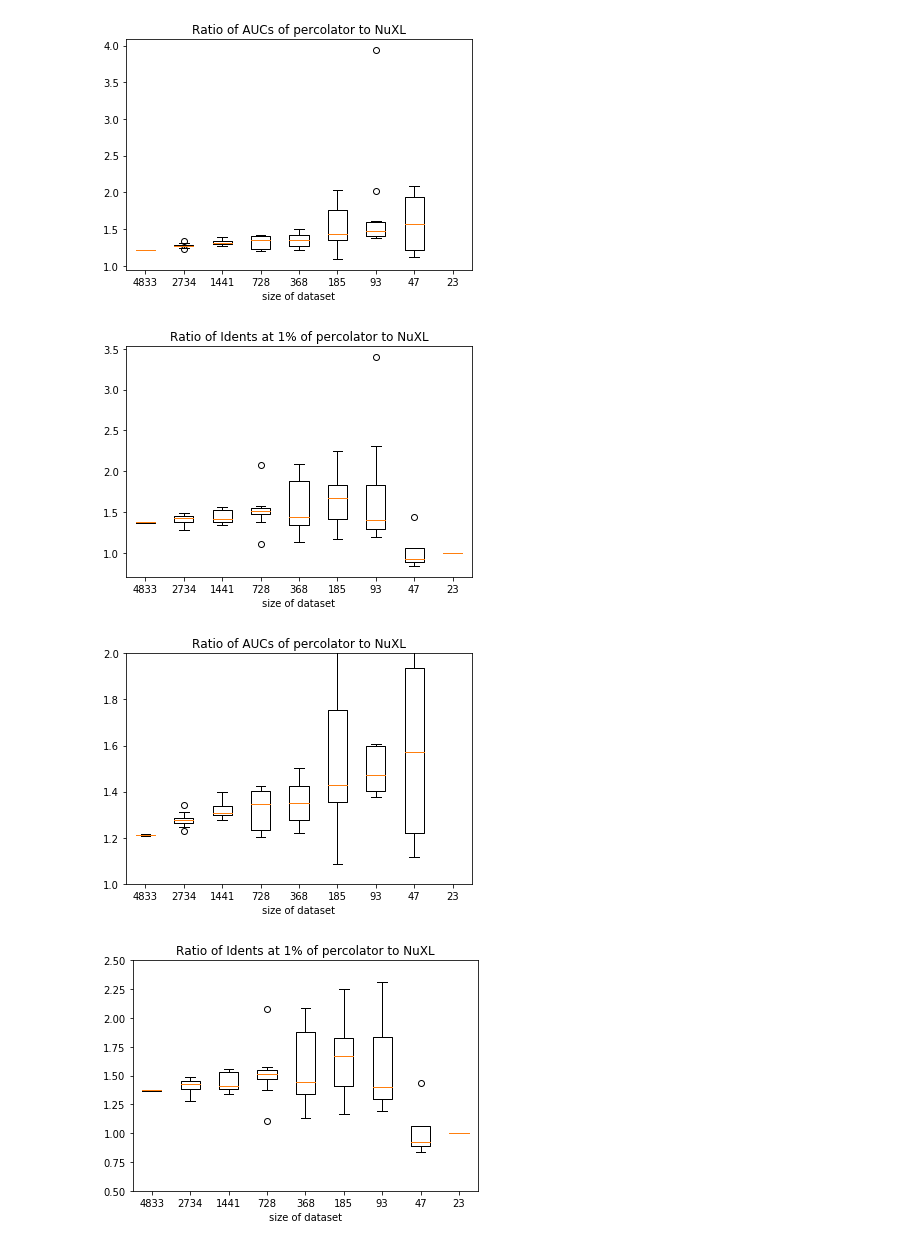
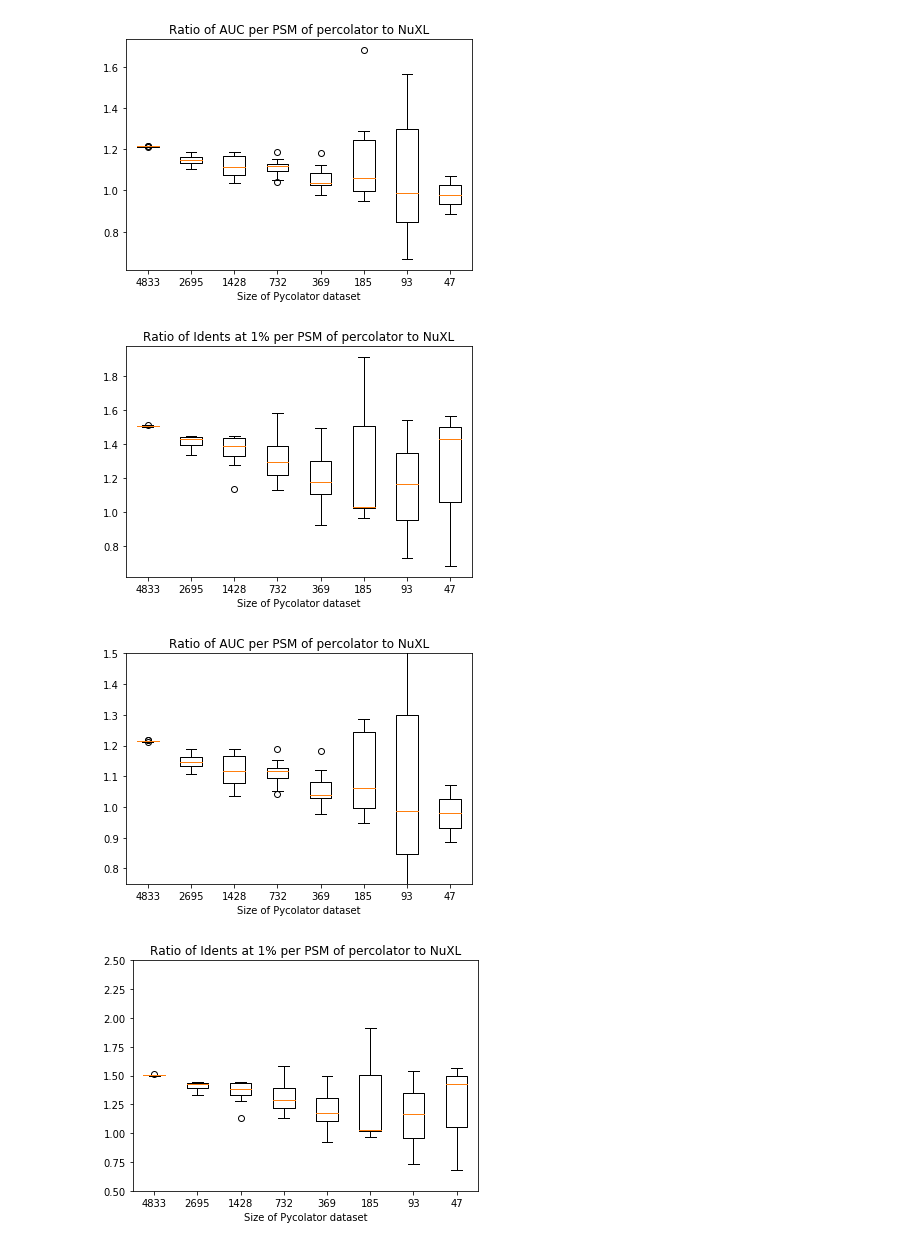
Before and after one commit to emilpaulitz/Bachelor-Thesis, a Jupyter notebook: src/Ratio-Testing_sample10%.ipynb, the cells around one changed output. Cells and saved outputs as stored; diff of their text form; code cells hidden in the pictures.

```diff
--- a/src/Ratio-Testing_sample10%.ipynb
+++ b/src/Ratio-Testing_sample10%.ipynb
@@ -27,6 +27,9 @@ oriIdents = []
 oriExpectIdents = []
 oriLen = []
 oriAUCs = []
+oriAUCNorm = []
+oriIdentsNorm = []
+oriLenNorm = []
 dxl = dSlow.loc[dSlow['NuXL:isXL'] == 1].copy()
 dxl = addRanks(dxl, 'SpecId', 'NuXL:score')
 
@@ -35,6 +38,9 @@ for i in range(sampSize):
     lenTemp = []
     idTemp = []
     aucTemp = []
+    aucnormTemp = []
+    idnormTemp = []
+    lennormTemp = []
     for portion in range(12): # smallest df has 3 entries
         newDf = dxl.loc[dxl['class-specific_q-val'] <= 0.1].sample(frac = 1/pow(2,portion))
         expIdTemp.append(len(newDf.loc[newDf['class-specific_q-val'] <= 0.01]))
@@ -44,9 +50,18 @@ for i in range(sampSize):
             aucTemp.append(pseudoROC(newDf, plot = False))
         except:
             aucTemp.append(0.0)
+        try:
+            aucnormTemp.append(pseudoROC(newDf.loc[newDf.Rank == 1], plot = False))
+        except:
+            aucnormTemp.append(0.0)
         lenTemp.append(len(newDf))
+        lennormTemp.append(len(newDf.loc[newDf.Rank == 1]))
         idTemp.append(len(newDf.loc[newDf['q-val'] <= 0.01]))
+        idnormTemp.append(len(newDf.loc[(newDf['q-val'] <= 0.01) & (newDf.Rank == 1)]))
     oriExpectIdents.append(expIdTemp)
     oriLen.append(lenTemp)
     oriIdents.append(idTemp)
     oriAUCs.append(aucTemp)
+    oriAUCNorm.append(aucnormTemp)
+    oriIdentsNorm.append(idnormTemp)
+    oriLenNorm.append(lennormTemp)
@@ -324,9 +347,15 @@ plt.show()
 # %%
 x = range(1,max(pAbort) + 1)
 
+# Because the df lengths do not match, calculate metric per PSM
+oriAUCNormNorm = [[a/l for a,l in zip(aucs,ls)] for aucs,ls in zip(oriAUCNorm,oriLenNorm)]
+pAUCNorm = [[a/l for a,l in zip(aucs,ls)] for aucs,ls in zip(pAUCs,pLen)]
+oriIdentsNormNorm = [[i/l for i,l in zip(ids,ls)] for ids,ls in zip(oriIdentsNorm,oriLenNorm)]
+pIdentsNorm = [[i/l for i,l in zip(ids,ls)] for ids,ls in zip(pIdents,pLen)]
+
 # for every sample round, for every dataset size, divide percolator result by original result
-ratioAUCs = [[p/o if (o != 0) else np.nan for p,o in zip(ps,os)] for ps,os in zip(pAUCs,oriAUCs)]
-ratioIdents = [[p/o if (o != 0) else np.nan for p,o in zip(ps,os)] for ps,os in zip(pIdents,oriIdents)]
+ratioAUCs = [[p/o if (o != 0) else np.nan for p,o in zip(ps,os)] for ps,os in zip(pAUCNorm,oriAUCNormNorm)]
+ratioIdents = [[p/o if (o != 0) else np.nan for p,o in zip(ps,os)] for ps,os in zip(pIdentsNorm,oriIdentsNormNorm)]
 
 # for missing iterations, fill in nan
 for k in ratioAUCs:
@@ -347,8 +376,8 @@ yIdents = [[i for i in ls if not np.isnan(i)] for ls in yIdents]
 fig = plt.figure()
 ax = fig.add_axes([0.1, 0.1, 0.8, 0.8])
 ax.boxplot(yAUC)
-ax.set_xlabel('size of dataset')
-ax.set_title('Ratio of AUCs of percolator to NuXL')
+ax.set_xlabel('Size of Pycolator dataset')
+ax.set_title('Ratio of AUC per PSM of percolator to NuXL')
 ax.set_xticks(x)
 ax.set_xticklabels(pLen[np.argmax(pAbort)])
 plt.savefig('../results/ratioTests/boxplots/auc_p_vs_ori.png')
@@ -357,37 +386,39 @@ plt.show()
 fig = plt.figure()
 ax = fig.add_axes([0.1, 0.1, 0.8, 0.8])
 ax.boxplot(yIdents)
-ax.set_xlabel('size of dataset')
-ax.set_title('Ratio of Idents at 1% of percolator to NuXL')
+ax.set_xlabel('Size of Pycolator dataset')
+ax.set_title('Ratio of Idents at 1% per PSM of percolator to NuXL')
 ax.set_xticks(x)
 ax.set_xticklabels(pLen[np.argmax(pAbort)])
 plt.savefig('../results/ratioTests/boxplots/idents_p_vs_ori.png')
 plt.show()
 # %% [output]
-[figure, old version]
+[figure, new version]
-[figure, old version]
+[figure, new version]
 # %%
+# Zoom into the plots
+
 fig = plt.figure()
 ax = fig.add_axes([0.1, 0.1, 0.8, 0.8])
 ax.boxplot(yAUC)
-ax.set_ylim(1,2)
-ax.set_xlabel('size of dataset')
-ax.set_title('Ratio of AUCs of percolator to NuXL')
+ax.set_ylim(0.75,1.5)
+ax.set_xlabel('Size of Pycolator dataset')
+ax.set_title('Ratio of AUC per PSM of percolator to NuXL')
 ax.set_xticks(x)
 ax.set_xticklabels(pLen[np.argmax(pAbort)])
 plt.savefig('../results/ratioTests/boxplots/auc_p_vs_ori_zoomed.png')
 plt.show()
 
 fig = plt.figure()
 ax = fig.add_axes([0.1, 0.1, 0.8, 0.8])
 ax.boxplot(yIdents)
 ax.set_ylim(0.5,2.5)
-ax.set_xlabel('size of dataset')
-ax.set_title('Ratio of Idents at 1% of percolator to NuXL')
+ax.set_xlabel('Size of Pycolator dataset')
+ax.set_title('Ratio of Idents at 1% per PSM of percolator to NuXL')
 ax.set_xticks(x)
 ax.set_xticklabels(pLen[np.argmax(pAbort)])
 plt.savefig('../results/ratioTests/boxplots/idents_p_vs_ori_zoomed.png')
 plt.show()
 # %% [output]
-[figure, old version]
+[figure, new version]
-[figure, old version]
+[figure, new version]
```
Also changed, not shown: parts of 9 cells of this notebook, 20 other files.
